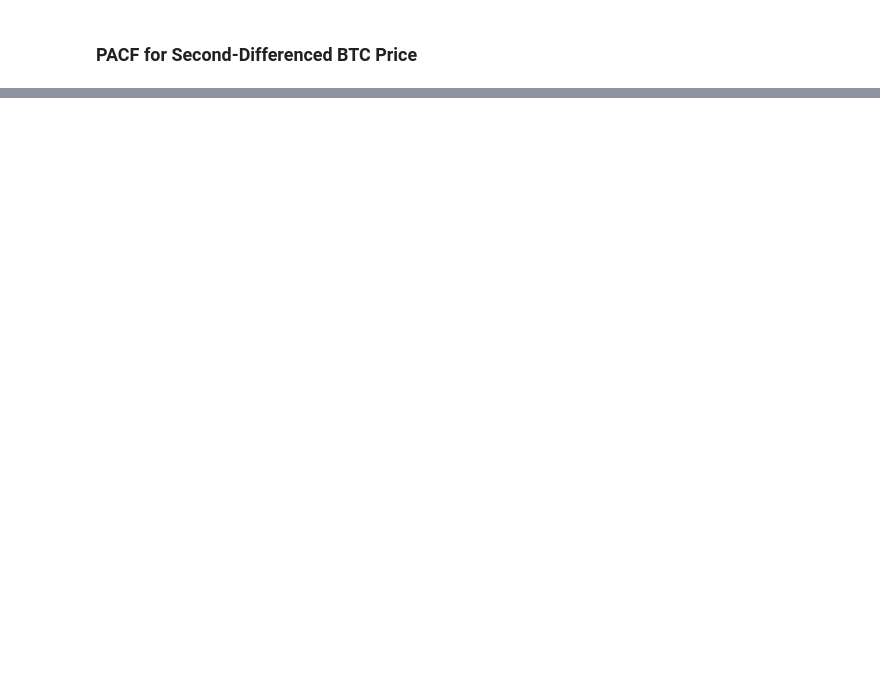
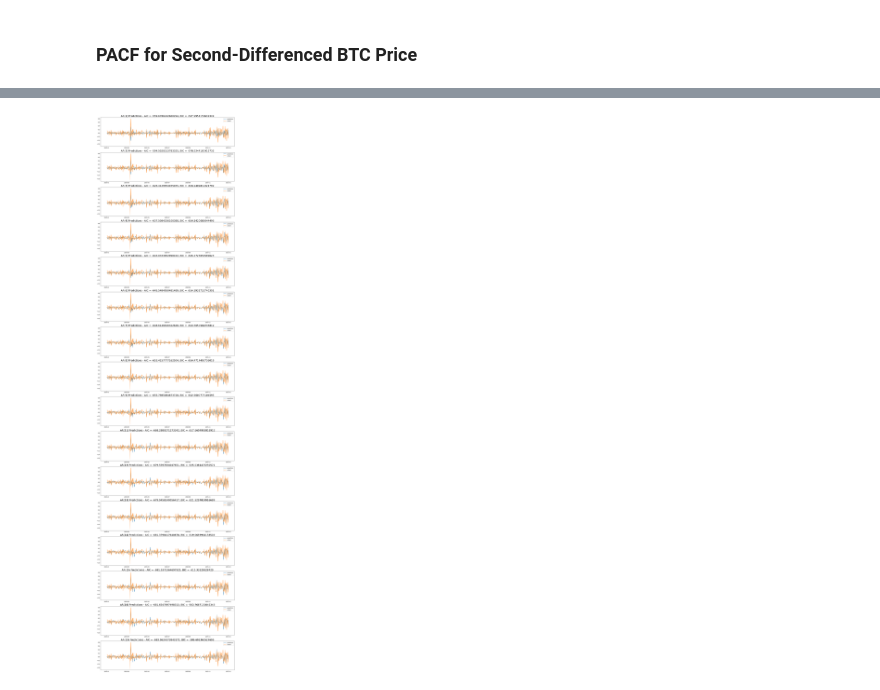
Before and after one commit to AKrgpt99/ipynb-playground, a Jupyter notebook: btcusd.ipynb, the cells around one changed output, grey strips where cells are left out. Cells and saved outputs as stored; diff of their text form; code cells hidden in the pictures; blank space fills up the shorter version.

Commit message:
Updated models

```diff
--- a/btcusd.ipynb
+++ b/btcusd.ipynb
@@ -297,4 +142,0 @@ Warnings:
-# %%
-arma = ARIMA(train_pct_data, order=(0, 0, 29))
-model_fit = arma.fit()
-model_fit.summary()
@@ -336,9 +142,0 @@ Warnings:
-# %%
-predictions_ma5 = pd.Series()
-for i in range(len(test_pct_data.index)):
-    end_date = test_pct_data.index[i]
-    data = btc_usd_close_df.Pct_change[:end_date - timedelta(days=1)]
-    model = ARIMA(data, order=(0, 0, 5))
-    fit = model.fit()
-    pred = fit.predict(i)
-    predictions_ma5[end_date] = pred[i]
@@ -368,9 +142,0 @@ plt.axhline(y=0, linestyle='--', color='k', alpha=0.3)
-# %%
-predictions_ar5 = pd.Series()
-for i in range(test_pct_data.index.size):
-    end_date = test_pct_data.index[i]
-    data = btc_usd_close_df.Pct_change[:end_date - timedelta(days=1)]
-    model = ARIMA(data, order=(5, 0, 0))
-    fit = model.fit()
-    pred = fit.predict(i)
-    predictions_ar5[end_date] = pred[i]
@@ -397,0 +162,16 @@ plt.axhline(y=0, linestyle='--', color='k', alpha=0.3)
+# %%
+p_params = [1, 2, 3, 4, 5, 6, 7, 8, 9, 11, 12, 13, 14, 15, 18, 23]
+q_params = [1, 19]
+# %%
+plt.figure(figsize=(16, 64))
+for i, p in enumerate(p_params):
+    model = ARIMA(btc_usd_close_df.Diff_2, order=(p, 0, 0))
+    model_fit = model.fit()
+    plt.subplot(len(p_params), 1, i + 1)
+    plt.title("AR(%s) Predictions - AIC = %s, BIC = %s" % (p, model_fit.aic, model_fit.bic), fontsize=20)
+    plt.plot(model_fit.fittedvalues, label="prediction")
+    plt.plot(btc_usd_close_df.Diff_2, label="actual")
+    plt.legend()
+plt.tight_layout()
+# %% [output]
+[figure, added]
```
Also changed, not shown: parts of 42 cells of this notebook, 5 other files.
